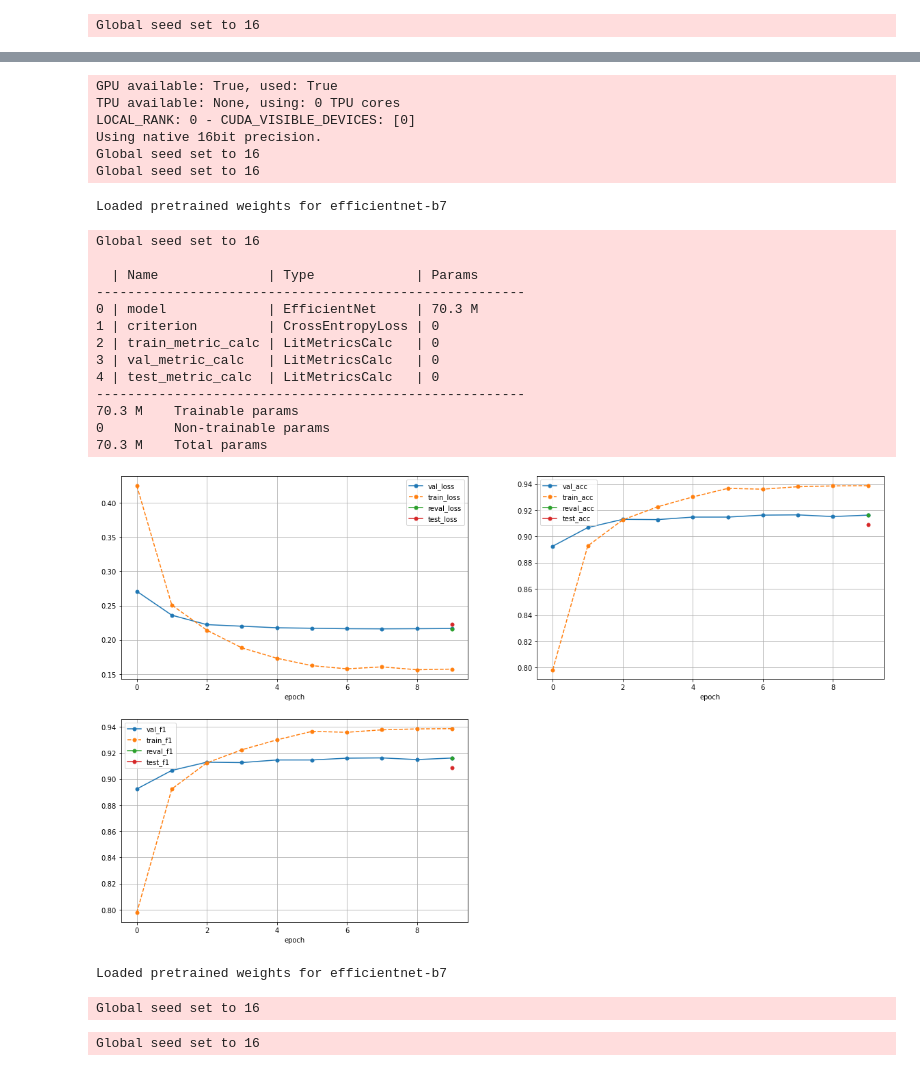
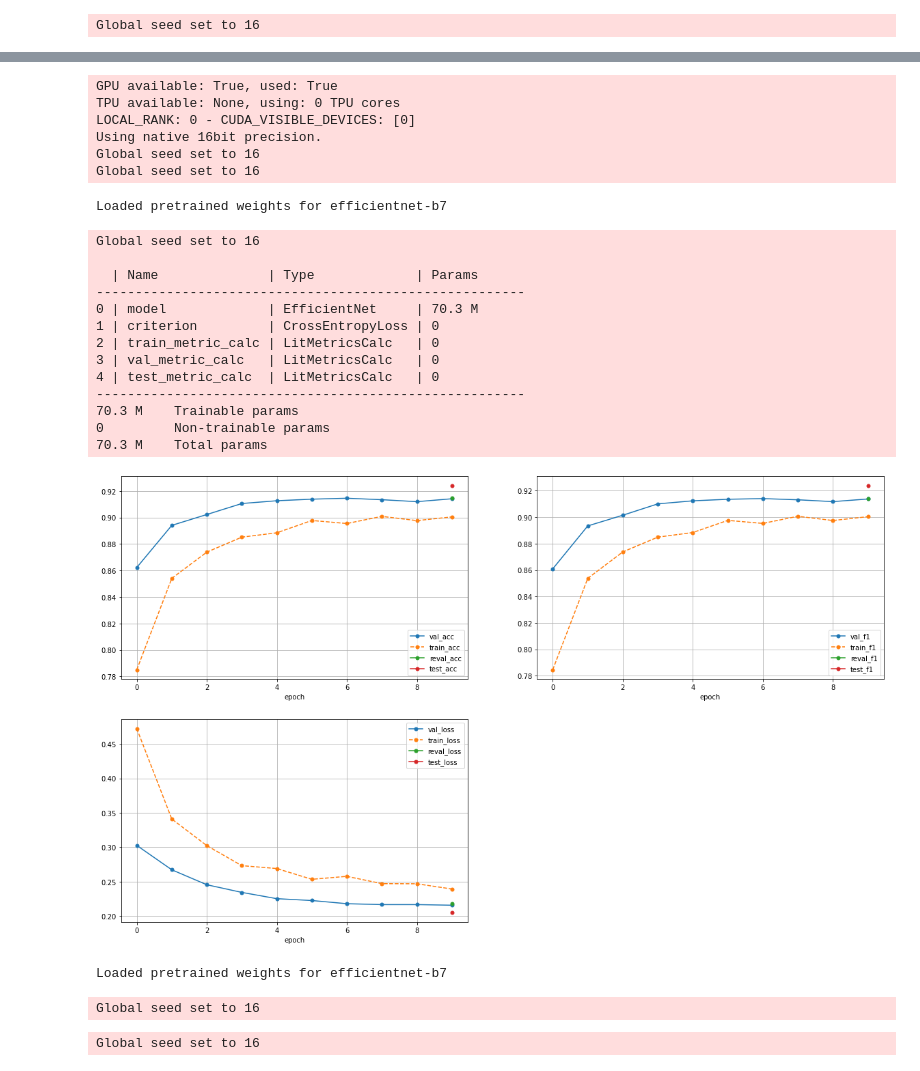
Before and after one commit to pgagarinov/pytorch-hyperlight, a Jupyter notebook: products/examples/face_image_classification_gender_vit_vs_efficientnet.ipynb, the cells around one changed output, grey strips where cells are left out. Drawn from its saved outputs; the diff is of its cells as text; code cells hidden in the pictures.

```diff
--- a/products/examples/face_image_classification_gender_vit_vs_efficientnet.ipynb
+++ b/products/examples/face_image_classification_gender_vit_vs_efficientnet.ipynb
@@ -259,21 +412,19 @@ class ViTClassifier(AFineTunedClassifier):
         model = pytorch_pretrained_vit.ViT(
             model_name, image_size=IMAGE_SIZE, pretrained=True
         )
-        model.fc = self._build_fc(hparams, model.fc.in_features)
         super().__init__(hparams, model)
 
-    def _get_fc_param_names(self):
-        return ["fc.weight", "fc.bias"]
+    def _get_classifier_module_name(self):
+        return "fc"
 # %%
 class EfficientNetClassifier(AFineTunedClassifier):
     def __init__(self, hparams):
         model_name = hparams["model_name"]
         model = EfficientNet.from_pretrained(model_name)
-        model._fc = self._build_fc(hparams, model._fc.in_features)
         super().__init__(hparams, model)
 
-    def _get_fc_param_names(self):
-        return ["_fc.weight", "_fc.bias"]
+    def _get_classifier_module_name(self):
+        return "_fc"
 # %%
 N_CLASSES = loaders_dict["n_classes"]
 IS_CUDA = torch.cuda.is_available()
@@ -281,8 +434,6 @@ GPU_PER_TRIAL = 0.3 * IS_CUDA
 # %%
 CONFIG = {
-    # "fc_lr": 3e-3,
-    # "rest_lr": 2e-5,
-    "fc_lr": 1e-3,
+    "classifier_lr": 1e-3,
     "rest_lr": 1e-5,
     "step_lr_gamma": 0.6,
     "step_lr_step_size": 1,
@@ -290,11 +441,11 @@ CONFIG = {
     # "warmup": 500,  # For LinearSchedulerWihtWarmup
     "gradient_clip_val": 2,
     "max_epochs": 10,  # the actual number can be less due to early stopping
-    "batch_size": 20,
+    "batch_size": 16,
     "n_classes": N_CLASSES,
 }
 
-TUNE_CONFIG = {
+EXTRA_CONFIG = {
     "seed": SEED,  # just remove this if you do not want determenistic behavior
     "metric_to_optimize": "val_f1_epoch",  # Ray + PTL Trainer
     "ray_metrics_to_show": [
@@ -324,4 +475,4 @@ TUNE_CONFIG = {
 
 if FAST_DEV_RUN:
     CONFIG["max_epochs"] = 2
-    TUNE_CONFIG["n_samples"] = 2
+    EXTRA_CONFIG["n_samples"] = 2
@@ -334,0 +492,7 @@ runner = pth.Runner(
+# %%
+config = CONFIG.copy()
+config["model_name"] = "B_16_imagenet1k"
+config["gradient_clip_val"] = 0
+best_result = runner.run_single_trial(
+    ViTClassifier, config, EXTRA_CONFIG, extra_run_name_prefix="noclip-"
+)
@@ -335,33 +526,32 @@ runner = pth.Runner(
 # %%
-if "single-run" in USAGE_MODE_LIST:
-    config = CONFIG.copy()
-    config["model_name"] = "efficientnet-b7"
-    config["gradient_clip_val"] = 0
-    best_result = runner.run_single_trial(
-        EfficientNetClassifier, config, TUNE_CONFIG, extra_run_name_prefix="noclip-"
-    )
+config = CONFIG.copy()
+config["model_name"] = "efficientnet-b7"
+config["gradient_clip_val"] = 2
+best_result = runner.run_single_trial(
+    EfficientNetClassifier, config, EXTRA_CONFIG, extra_run_name_prefix="clip-"
+)
 # %% [output]
 GPU available: True, used: True
 TPU available: None, using: 0 TPU cores
 LOCAL_RANK: 0 - CUDA_VISIBLE_DEVICES: [0]
 Using native 16bit precision.
 Global seed set to 16
 Global seed set to 16
 Loaded pretrained weights for efficientnet-b7
 Global seed set to 16
 
   | Name              | Type             | Params
 -------------------------------------------------------
 0 | model             | EfficientNet     | 70.3 M
 1 | criterion         | CrossEntropyLoss | 0
 2 | train_metric_calc | LitMetricsCalc   | 0
 3 | val_metric_calc   | LitMetricsCalc   | 0
 4 | test_metric_calc  | LitMetricsCalc   | 0
 -------------------------------------------------------
 70.3 M    Trainable params
 0         Non-trainable params
 70.3 M    Total params
-[figure, old version]
+[figure, new version]
 Loaded pretrained weights for efficientnet-b7
 Global seed set to 16
 Global seed set to 16
```
Also changed, not shown: parts of 40 cells of this notebook, 3 other files.
